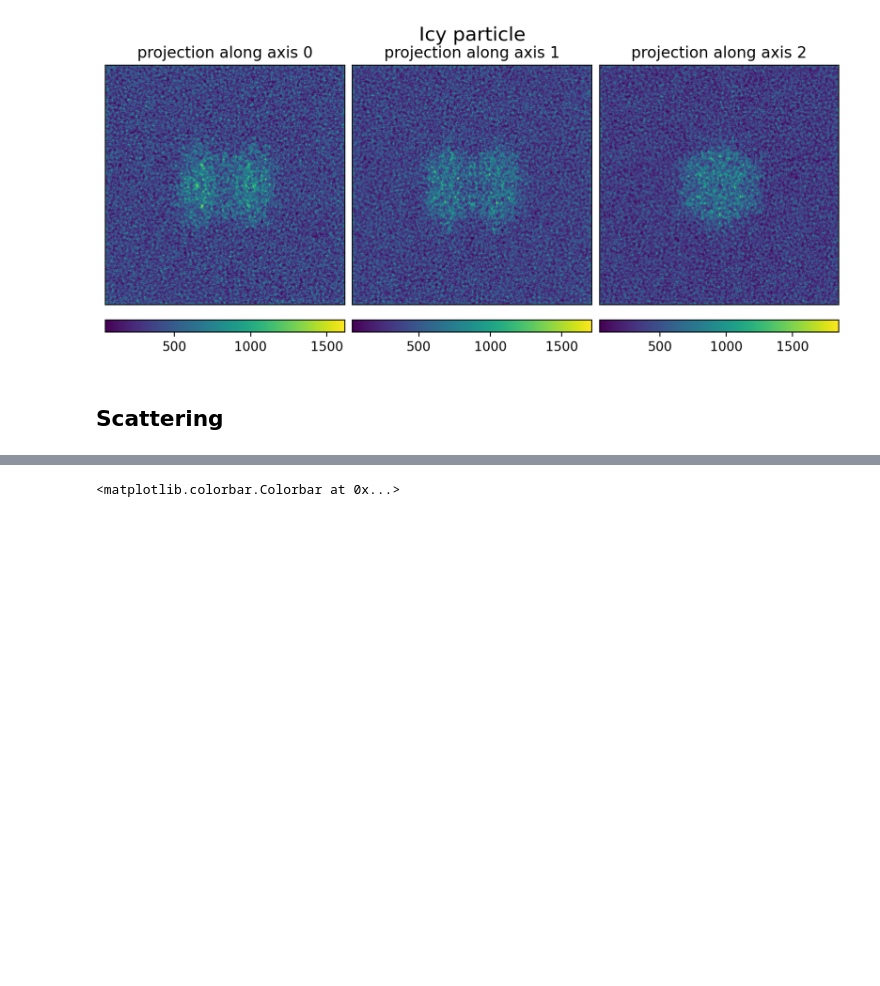
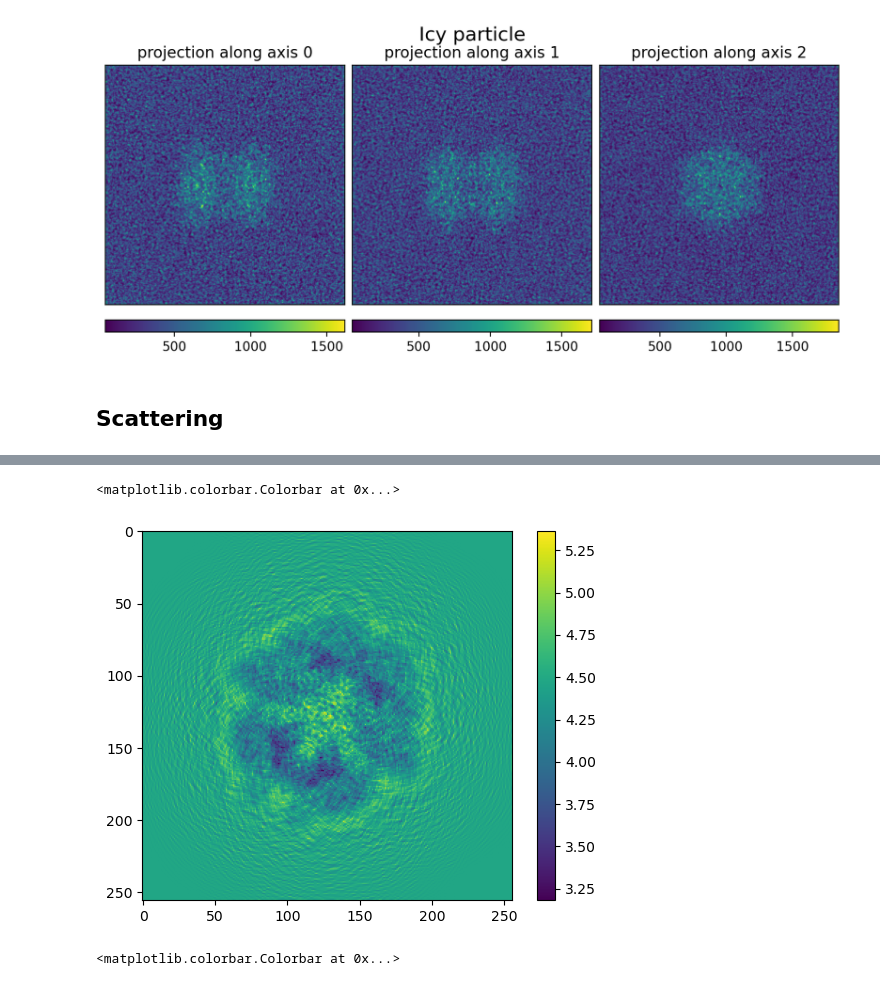
Before and after one commit to joelyeois/specter, a Jupyter notebook: notebooks/image-formation-models.ipynb, the cells around one changed output, grey strips where cells are left out. Cells and saved outputs as stored; diff of their text form; code cells hidden in the pictures; blank space fills up the shorter version.

```diff
--- a/notebooks/image-formation-models.ipynb
+++ b/notebooks/image-formation-models.ipynb
@@ -80 +123,7 @@ plt.colorbar()
+# %%
+plt.imshow(ab_ew[0].real)
+plt.colorbar()
+# %% [output]
+<matplotlib.colorbar.Colorbar at 0x...>
+[figure, added]
 # %%
```
Also changed, not shown: parts of 12 cells of this notebook, 6 other files.
